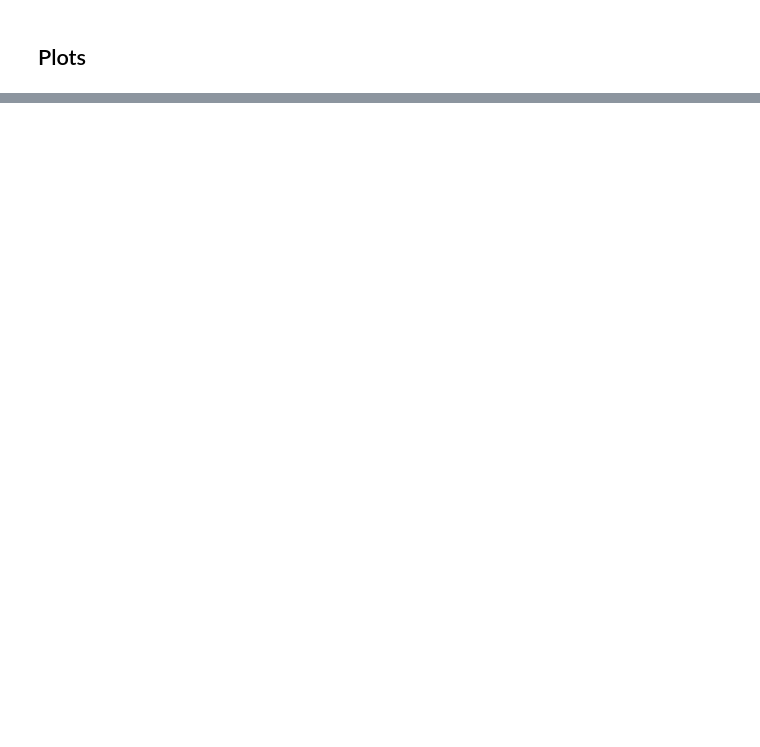
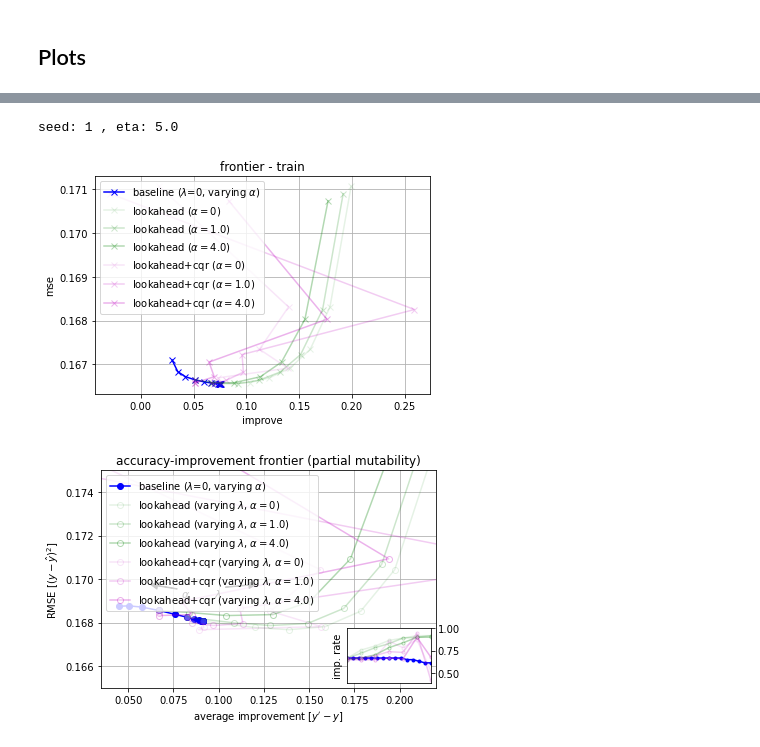
Before and after one commit to YonatanE8/LookaheadCQR, a Jupyter notebook: LookaheadCQR/cqr_lookahead/notebooks/Diabetes_mask_2-4.ipynb, the cells around one changed output, grey strips where cells are left out. Saved outputs shown, nothing was run; the diff lists cells and outputs as text; code cells hidden in the pictures; blank space fills up the shorter version.

```diff
--- a/LookaheadCQR/cqr_lookahead/notebooks/Diabetes_mask_2-4.ipynb
+++ b/LookaheadCQR/cqr_lookahead/notebooks/Diabetes_mask_2-4.ipynb
@@ -512,28 +615,35 @@ alphas_idx = [0, 4, -2]
 
 print('seed:',seed,', eta:',eta)
 plt.plot(perf_base['improve'][:,0], np.sqrt(perf_base['mse'][:,0]),'b-x')
-for i in alphas_idx:
-    plt.plot(all_perf_la[i]['improve'][:,0], np.sqrt(all_perf_la[i]['mse'][:,0]),'r-x')
+for ind, i in enumerate(alphas_idx):
+    plt.plot(all_perf_la[i]['improve'][:,0], np.sqrt(all_perf_la[i]['mse'][:,0]),'g-x', alpha=(0.1*(ind+1)),)
 
-for i in alphas_idx:
-    plt.plot(all_cqr_perf_la[i]['improve'][:,0], np.sqrt(all_perf_la[i]['mse'][:,0]),'r-x')
+for ind, i in enumerate(alphas_idx):
+    plt.plot(all_cqr_perf_la[i]['improve'][:,0], np.sqrt(all_perf_la[i]['mse'][:,0]),'m-x',alpha=(0.1*(ind+1)),)
 
 # plt.plot(perf_naive['improve'][:,0], perf_naive['mse'][:,0],'g-x')
 plt.title('frontier - train')
 plt.ylabel('mse')
 plt.xlabel('improve')
-plt.legend([r'baseline (varying $\alpha$)','la (lambda)', 'la+cqr (lambda)'])
+plt.legend(
+    [
+        r'baseline ($\lambda$=0, varying $\alpha$)',
+        *[r'lookahead ($\alpha={}$)'.format(alphas_sub[i]) for i in alphas_idx],
+        *[r'lookahead+cqr ($\alpha={}$)'.format(alphas_sub[i]) for i in alphas_idx],
+    ],
+    loc='upper left',
+)
 plt.grid()
 # plt.ylim([0.,0.18])
 plt.show()
 
 
-plt.plot(perf_base['improve'][:,1], np.sqrt(perf_base['mse'][:,1]),'-o',markerfacecolor=None,c='purple')
-for i in alphas_idx:
-    plt.plot(all_perf_la[i]['improve'][:,1], np.sqrt(all_perf_la[i]['mse'][:,1]),'-o',markerfacecolor='white')
+plt.plot(perf_base['improve'][:,1], np.sqrt(perf_base['mse'][:,1]),'-o',c='b', markerfacecolor=None)
+for ind, i in enumerate(alphas_idx):
+    plt.plot(all_perf_la[i]['improve'][:,1], np.sqrt(all_perf_la[i]['mse'][:,1]),'-o',c='g', alpha=(0.1*(ind+1)), markerfacecolor='white')
 
-for i in alphas_idx:
-    plt.plot(all_cqr_perf_la[i]['improve'][:,1], np.sqrt(all_perf_la[i]['mse'][:,1]),'-o',markerfacecolor='white')
+for ind, i in enumerate(alphas_idx):
+    plt.plot(all_cqr_perf_la[i]['improve'][:,1], np.sqrt(all_perf_la[i]['mse'][:,1]),'-o',c='m', alpha=(0.1*(ind+1)),markerfacecolor='white')
 
 # plt.plot(perf_naive['improve'][:,1], perf_naive['mse'][:,1],'g-x')
 plt.title('accuracy-improvement frontier (partial mutability)')
@@ -558,37 +668,43 @@ ha = 'center', va = 'bottom',
 xytext = (xx-0.01,yy+0.001),
 xy = (xx-0.03, yy+0.0017),
 arrowprops = { 'facecolor' : 'black', 'shrink' : 0.05 , 'width':0.5, 'headwidth':7, 'headlength':7},
 fontsize=11)
 plt.annotate(r'$\lambda$',
 ha = 'center', va = 'bottom',
 xytext = (xx+0.008,yy+0.001),
 xy = (xx+0.03, yy+0.0017),
 arrowprops = { 'facecolor' : 'black', 'shrink' : 0.05 , 'width':0.5, 'headwidth':7, 'headlength':7},
 fontsize=11)
 
 ax = plt.gca()
 axins = inset_axes(ax, width="25%", height="25%", loc=4)
-axins.plot(np.linspace(0,1,len(alphas)),perf_base['imprate'][:,1],'-o',markerfacecolor=None,c='purple',markersize=3)
-for i in alphas_idx:
-    axins.plot(np.linspace(0,1,len(lams)),all_perf_la[i]['imprate'][:,1],'-o',markerfacecolor='white',markersize=3)
-    axins.plot(np.linspace(0,1,len(lams)),all_cqr_perf_la[i]['imprate'][:,1],'-o',markerfacecolor='white',markersize=3)
+axins.plot(np.linspace(0,1,len(alphas)),perf_base['imprate'][:,1],'-o',c='b', markerfacecolor=None,markersize=3)
+for ind, i in enumerate(alphas_idx):
+    axins.plot(np.linspace(0,1,len(lams)),all_perf_la[i]['imprate'][:,1],'-o', c='g', alpha=(0.1*(ind+1)),markerfacecolor='white',markersize=3)
+
+for ind, i in enumerate(alphas_idx):
+    axins.plot(np.linspace(0,1,len(lams)),all_cqr_perf_la[i]['imprate'][:,1],'-o', c='m', alpha=(0.1*(ind+1)), markerfacecolor='white',markersize=3)
 
 axins.set_xticks([])
 axins.set_yticks([0.5,0.75, 1.0])
 axins.yaxis.tick_right()
 axins.set_xlim([0,1])
 axins.set_ylabel('imp. rate')
 
 
 plt.rcParams['axes.prop_cycle'] = cycler.cycler('color', plt.cm.tab10(np.arange(10)))
 
 if SAVE_FIG:
     plt.draw()
     plt.savefig(fname+'.eps', format='eps', bbox_inches='tight')
     plt.savefig(fname+'.png', format='png', dpi=300, bbox_inches='tight')
     print('saved ' + fname)
 else:
     plt.show()
+# %% [output]
+seed: 1 , eta: 5.0
+[figure, added]
+[figure, added]
 # %%
 SAVE_FIG = False
 # fname = 'wine_mask_ws'
```
Also changed, not shown: parts of 14 cells of this notebook, 5 other files.
